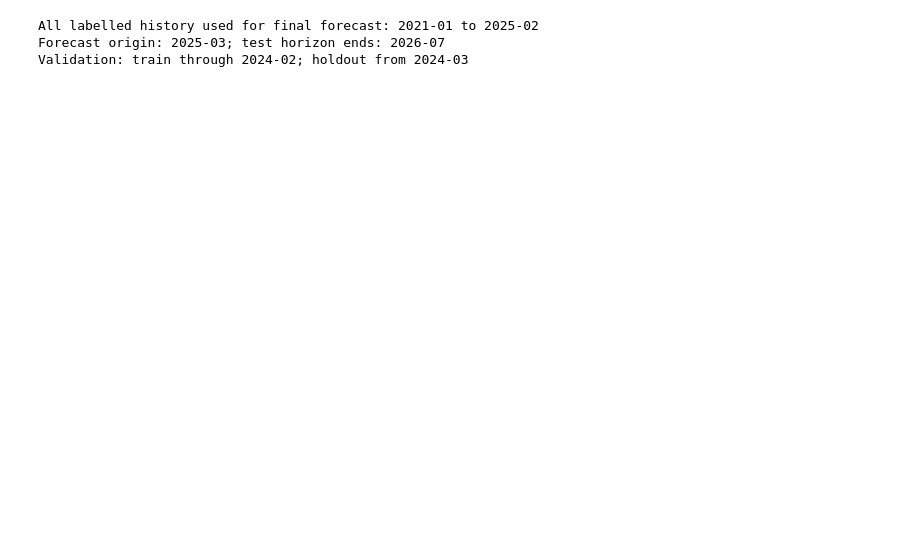
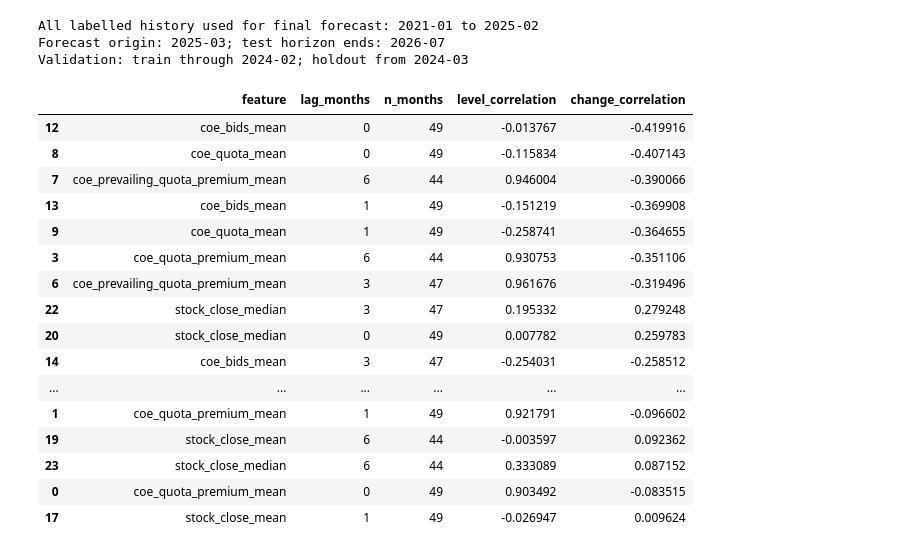
Before and after one commit to MeTuL10/KDDM-project, a Jupyter notebook: exploration/metul/exp_6_autogluon_timeseries.ipynb, the cells around one changed output. Drawn from its saved outputs; the diff is of its cells as text; code cells hidden in the pictures; blank space fills up the shorter version.

```diff
--- a/exploration/metul/exp_6_autogluon_timeseries.ipynb
+++ b/exploration/metul/exp_6_autogluon_timeseries.ipynb
@@ -68,3 +72,93 @@ print(f'Validation: train through {(validation_start - pd.offsets.MonthBegin(1))
 All labelled history used for final forecast: 2021-01 to 2025-02
 Forecast origin: 2025-03; test horizon ends: 2026-07
 Validation: train through 2024-02; holdout from 2024-03
+# %%
+# Candidate covariates must be present for *every* forecast month.
+# COE values and stock values are supplied in the project auxiliary files through 2026-07.
+def build_monthly_covariates(datasets):
+    month_number = {name: number for number, name in enumerate(
+        ['jan', 'feb', 'mar', 'apr', 'may', 'jun', 'jul', 'aug', 'sep', 'oct', 'nov', 'dec'], 1
+    )}
+    coe = datasets['coe'].copy()
+    coe['period'] = pd.to_datetime(dict(
+        year=coe['YEAR'], month=coe['MONTH'].str.lower().map(month_number), day=1
+    ))
+    for column in ['QUOTA_PREMIUM', 'PREVAILING_QUOTA_PREMIUM', 'QUOTA', 'BIDS_RECEIVED']:
+        coe[column] = pd.to_numeric(
+            coe[column].astype(str).str.replace('$', '', regex=False).str.replace(',', '', regex=False),
+            errors='coerce',
+        )
+    coe_monthly = coe.groupby('period', as_index=False).agg(
+        coe_quota_premium_mean=('QUOTA_PREMIUM', 'mean'),
+        coe_prevailing_quota_premium_mean=('PREVAILING_QUOTA_PREMIUM', 'mean'),
+        coe_quota_mean=('QUOTA', 'mean'),
+        coe_bids_mean=('BIDS_RECEIVED', 'mean'),
+    )
+    stock = datasets['stock'].copy()
+    stock['period'] = pd.to_datetime(stock['DATE']).dt.to_period('M').dt.to_timestamp()
+    stock_monthly = stock.groupby('period', as_index=False).agg(
+        stock_close_mean=('CLOSE', 'mean'),
+        stock_close_median=('CLOSE', 'median'),
+        stock_volume_mean=('VOLUME', 'mean'),
+    )
+    result = coe_monthly.merge(stock_monthly, on='period', how='outer').sort_values('period')
+    result['month_sin'] = np.sin(2 * np.pi * result['period'].dt.month / 12)
+    result['month_cos'] = np.cos(2 * np.pi * result['period'].dt.month / 12)
+    return result
+
+monthly_covariates = build_monthly_covariates(datasets)
+candidate_covariates = [
+    'coe_quota_premium_mean', 'coe_prevailing_quota_premium_mean', 'coe_quota_mean', 'coe_bids_mean',
+    'stock_close_mean', 'stock_close_median', 'stock_volume_mean',
+]
+market_for_analysis = available_train.groupby('period', as_index=False)[TARGET].mean().rename(columns={TARGET: 'market_rent'})
+correlation_base = market_for_analysis.merge(monthly_covariates, on='period', how='left').sort_values('period')
+correlation_base['log_market_rent'] = np.log(correlation_base['market_rent'])
+correlation_base['monthly_log_rent_change'] = correlation_base['log_market_rent'].diff()
+correlation_rows = []
+for feature in candidate_covariates:
+    for lag_months in (0, 1, 3, 6):
+        values = correlation_base[feature].shift(lag_months)
+        paired = pd.DataFrame({
+            'log_market_rent': correlation_base['log_market_rent'],
+            'monthly_log_rent_change': correlation_base['monthly_log_rent_change'],
+            feature: values,
+        }).dropna()
+        correlation_rows.append({
+            'feature': feature, 'lag_months': lag_months, 'n_months': len(paired),
+            'level_correlation': paired['log_market_rent'].corr(paired[feature]),
+            'change_correlation': paired['monthly_log_rent_change'].corr(paired[feature]),
+        })
+correlation_report = pd.DataFrame(correlation_rows).sort_values('change_correlation', key=lambda s: s.abs(), ascending=False)
+correlation_path = experiment_dir / 'exp_6_covariate_correlations.csv'
+correlation_report.to_csv(correlation_path, index=False)
+display(correlation_report)
+print(f'Saved covariate correlations to {correlation_path}')
+
+# Selection after checking the report: bids predicts monthly changes, premium is a useful level proxy,
+# and sin/cos expose calendar seasonality. Quota is excluded because it is nearly collinear with bids;
+# stock aggregates are excluded because their change correlations are weak and unstable.
+KNOWN_COVARIATES = ['coe_bids_mean', 'coe_quota_premium_mean', 'month_sin', 'month_cos']
+required_periods = pd.date_range(available_train['period'].min(), raw_test['period'].max(), freq='MS')
+covariate_coverage = monthly_covariates.set_index('period').reindex(required_periods)[KNOWN_COVARIATES]
+if covariate_coverage.isna().any().any():
+    raise ValueError(f'Missing known-covariate values: {covariate_coverage.isna().sum().to_dict()}')
+print('Selected known covariates:', KNOWN_COVARIATES)
+# %% [output]
+|  | feature | lag_months | n_months | level_correlation | change_correlation |
+| 12 | coe_bids_mean | 0 | 49 | -0.013767 | -0.419916 |
+| 8 | coe_quota_mean | 0 | 49 | -0.115834 | -0.407143 |
+| 7 | coe_prevailing_quota_premium_mean | 6 | 44 | 0.946004 | -0.390066 |
+| 13 | coe_bids_mean | 1 | 49 | -0.151219 | -0.369908 |
+| 9 | coe_quota_mean | 1 | 49 | -0.258741 | -0.364655 |
+| 3 | coe_quota_premium_mean | 6 | 44 | 0.930753 | -0.351106 |
+| 6 | coe_prevailing_quota_premium_mean | 3 | 47 | 0.961676 | -0.319496 |
+| 22 | stock_close_median | 3 | 47 | 0.195332 | 0.279248 |
+| 20 | stock_close_median | 0 | 49 | 0.007782 | 0.259783 |
+| 14 | coe_bids_mean | 3 | 47 | -0.254031 | -0.258512 |
+| ... | ... | ... | ... | ... | ... |
+| 1 | coe_quota_premium_mean | 1 | 49 | 0.921791 | -0.096602 |
+| 19 | stock_close_mean | 6 | 44 | -0.003597 | 0.092362 |
+| 23 | stock_close_median | 6 | 44 | 0.333089 | 0.087152 |
+| 0 | coe_quota_premium_mean | 0 | 49 | 0.903492 | -0.083515 |
+| 17 | stock_close_mean | 1 | 49 | -0.026947 | 0.009624 |
```
Also changed, not shown: parts of 8 cells of this notebook, 4 other files.
